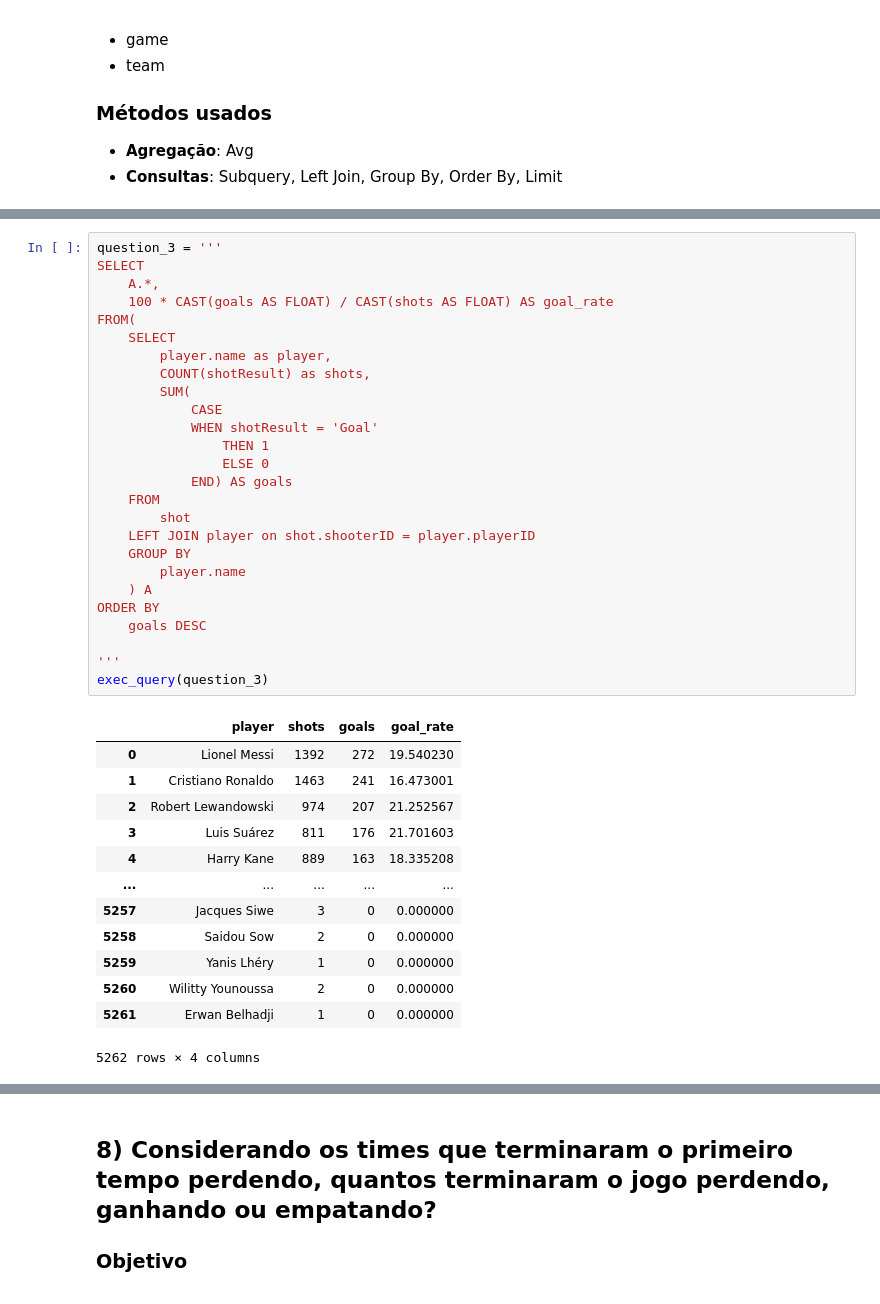
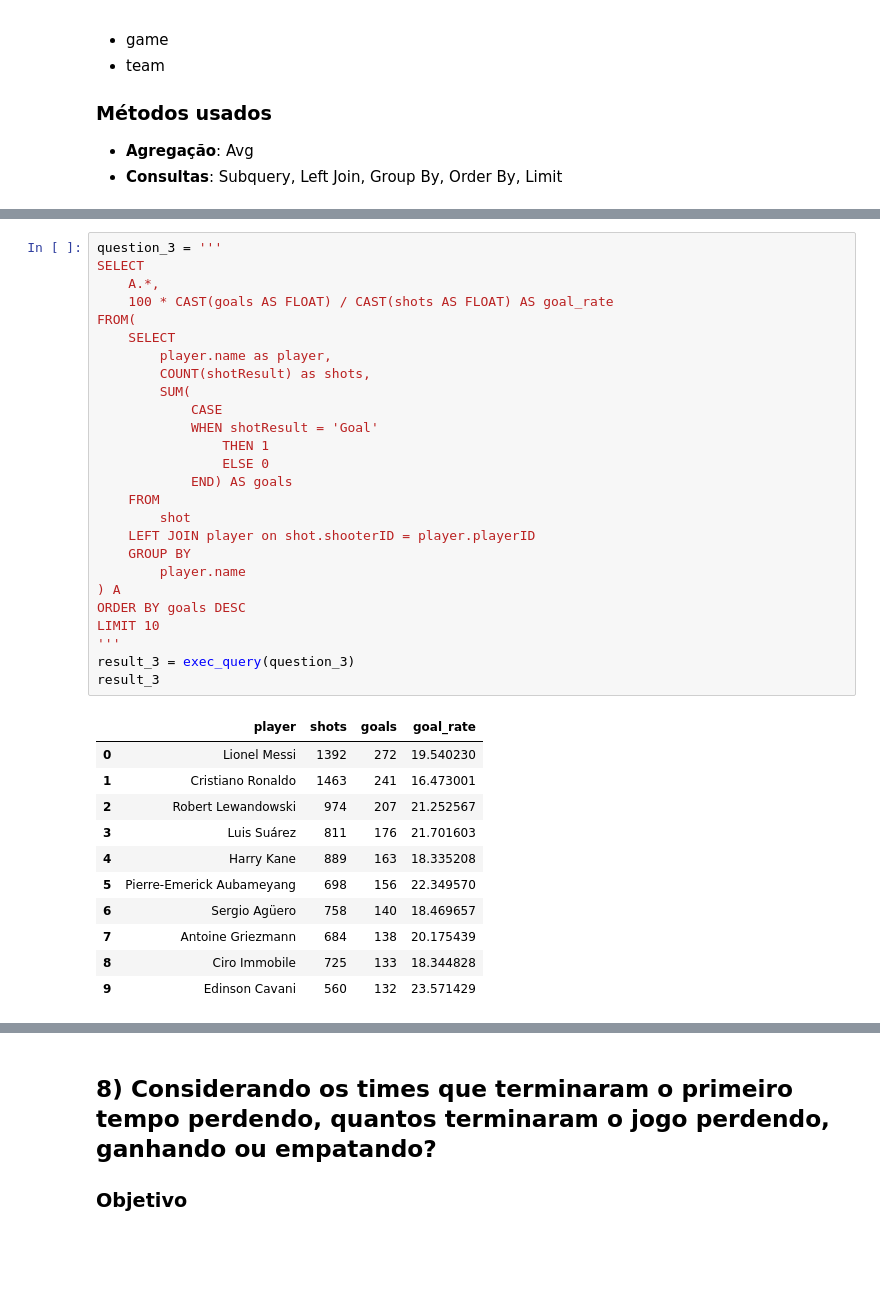
Before and after one commit to ciencia-dados-ifsp-grupo5/FootbalDatabase, a Jupyter notebook: notebooks/FootballDatabase_analysis.ipynb, the cells around one changed output, grey strips where cells are left out. Drawn from its saved outputs; the diff is of its cells as text; blank space fills up the shorter version.

```diff
--- a/notebooks/FootballDatabase_analysis.ipynb
+++ b/notebooks/FootballDatabase_analysis.ipynb
@@ -293,40 +299,38 @@ exec_query(question_2)
 # %%
 question_3 = '''
 SELECT
     A.*,
     100 * CAST(goals AS FLOAT) / CAST(shots AS FLOAT) AS goal_rate
 FROM(
     SELECT
         player.name as player,
         COUNT(shotResult) as shots,
         SUM(
             CASE
             WHEN shotResult = 'Goal'
                 THEN 1
                 ELSE 0
             END) AS goals
     FROM
         shot
     LEFT JOIN player on shot.shooterID = player.playerID
     GROUP BY
         player.name
-    ) A
-ORDER BY
-    goals DESC
-
+) A
+ORDER BY goals DESC
+LIMIT 10
 '''
-exec_query(question_3)
+result_3 = exec_query(question_3)
+result_3
 # %% [output]
 |  | player | shots | goals | goal_rate |
 | 0 | Lionel Messi | 1392 | 272 | 19.540230 |
 | 1 | Cristiano Ronaldo | 1463 | 241 | 16.473001 |
 | 2 | Robert Lewandowski | 974 | 207 | 21.252567 |
 | 3 | Luis Suárez | 811 | 176 | 21.701603 |
 | 4 | Harry Kane | 889 | 163 | 18.335208 |
-| ... | ... | ... | ... | ... |
-| 5257 | Jacques Siwe | 3 | 0 | 0.000000 |
-| 5258 | Saidou Sow | 2 | 0 | 0.000000 |
-| 5259 | Yanis Lhéry | 1 | 0 | 0.000000 |
-| 5260 | Wilitty Younoussa | 2 | 0 | 0.000000 |
-| 5261 | Erwan Belhadji | 1 | 0 | 0.000000 |
+| 5 | Pierre-Emerick Aubameyang | 698 | 156 | 22.349570 |
+| 6 | Sergio Agüero | 758 | 140 | 18.469657 |
+| 7 | Antoine Griezmann | 684 | 138 | 20.175439 |
+| 8 | Ciro Immobile | 725 | 133 | 18.344828 |
+| 9 | Edinson Cavani | 560 | 132 | 23.571429 |
-5262 rows × 4 columns
```
Also changed, not shown: parts of 17 cells of this notebook.
